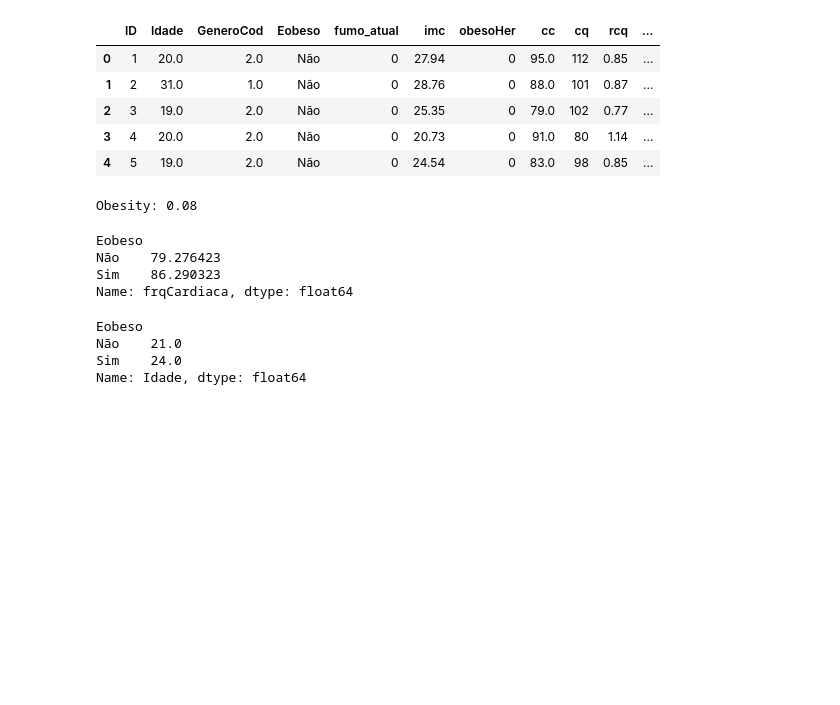
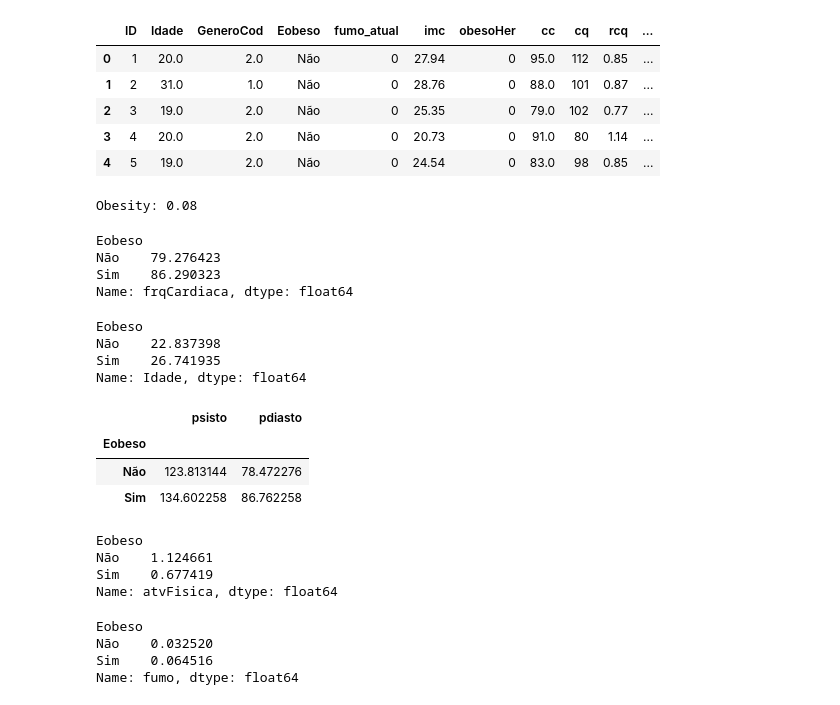
Before and after one commit to if1015-datascience-ufpe/2018-2-projeto-follow-up, a Jupyter notebook: src/Follow UP.ipynb, the cells around one changed output. Drawn from its saved outputs; the diff is of its cells as text; code cells hidden in the pictures; blank space fills up the shorter version.

Commit message:
Adds insights on patients clinical info

```diff
--- a/src/Follow UP.ipynb
+++ b/src/Follow UP.ipynb
@@ -307,9 +307,33 @@ Não    79.276423
 Sim    86.290323
 Name: frqCardiaca, dtype: float64
 # %%
-obesityClinicalInfo.groupby(by = ['Eobeso'])['Idade'].median()
+obesityClinicalInfo.groupby(by = ['Eobeso'])['Idade'].mean()
 # %% [output]
 Eobeso
-Não    21.0
-Sim    24.0
+Não    22.837398
+Sim    26.741935
 Name: Idade, dtype: float64
+# %%
+bloodPresureSisto = obesityClinicalInfo.groupby(by = ['Eobeso'])['psisto'].mean().to_frame()
+bloodPresureDiasto = obesityClinicalInfo.groupby(by = ['Eobeso'])['pdiasto'].mean().to_frame()
+bloodPresure = bloodPresureSisto.merge(bloodPresureDiasto, left_on='Eobeso', right_on='Eobeso')
+bloodPresure
+# %% [output]
+|  | psisto | pdiasto |
+| Eobeso |  |  |
+| Não | 123.813144 | 78.472276 |
+| Sim | 134.602258 | 86.762258 |
+# %%
+obesityClinicalInfo.groupby(by = ['Eobeso'])['atvFisica'].mean()
+# %% [output]
+Eobeso
+Não    1.124661
+Sim    0.677419
+Name: atvFisica, dtype: float64
+# %%
+obesityClinicalInfo.groupby(by = ['Eobeso'])['fumo'].mean()
+# %% [output]
+Eobeso
+Não    0.032520
+Sim    0.064516
+Name: fumo, dtype: float64
```
Also changed, not shown: parts of 1 cell of this notebook.
